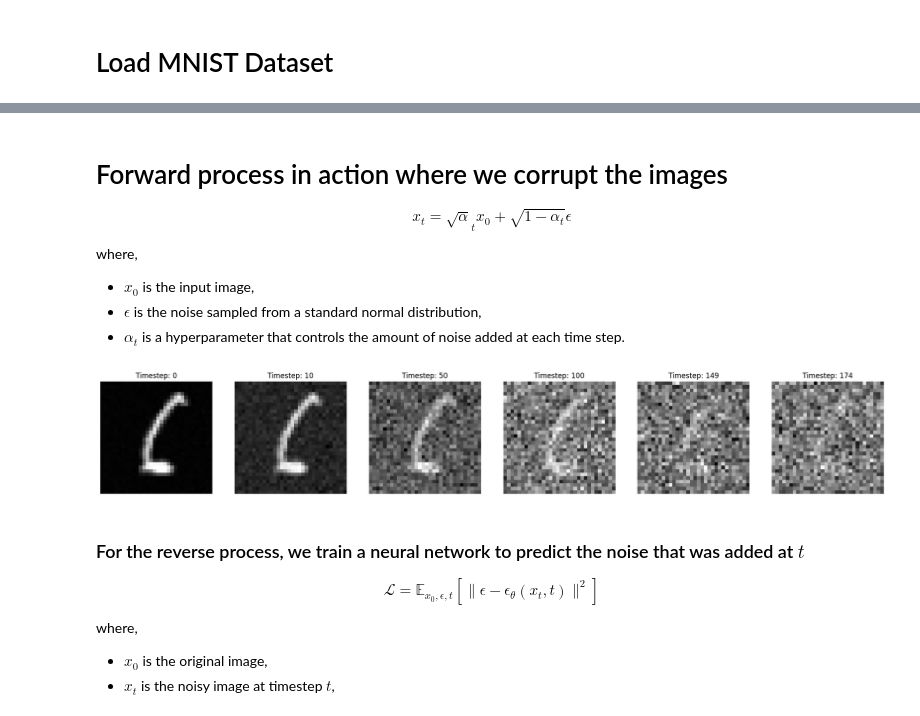
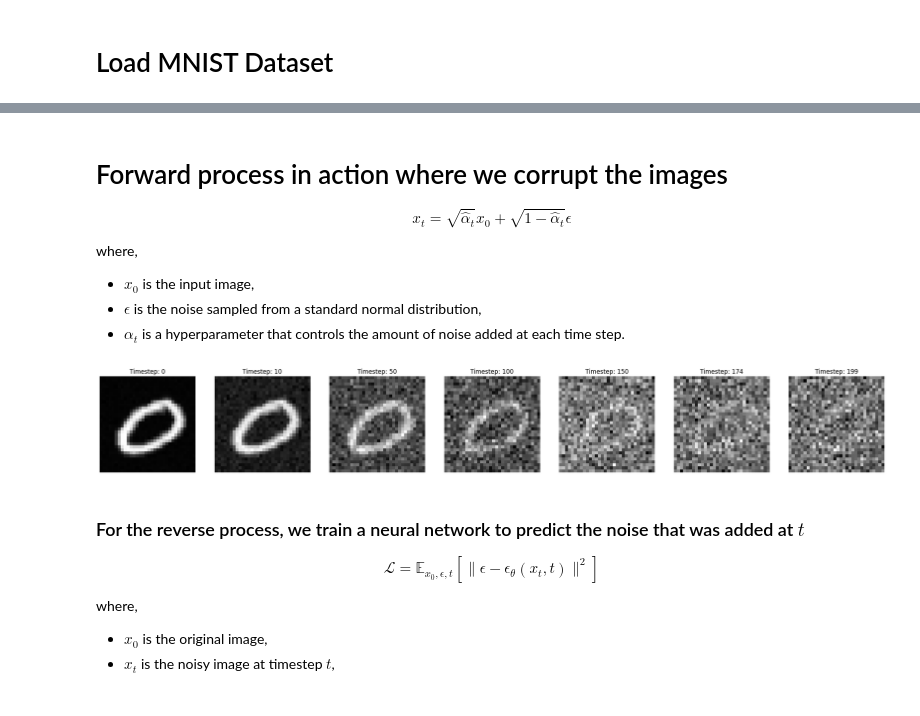
Before and after one commit to aabs7/Robot-Learning, a Jupyter notebook: Deep Learning/diffusion.ipynb, the cells around one changed output, grey strips where cells are left out. Cells and saved outputs as stored; diff of their text form; code cells hidden in the pictures.

```diff
--- a/Deep Learning/diffusion.ipynb
+++ b/Deep Learning/diffusion.ipynb
@@ -62,8 +62,8 @@ test_dataloader = DataLoader(test_data,
                              shuffle=False,
                              drop_last=True)
 # %%
-# Say we want 100 diffusion steps
-T = 175
+# Say we want 200 diffusion steps
+T = 200
 # Create a beta schedule that goes from 1e-4 to 0.02
 betas = torch.linspace(1e-4, 0.02, T).to(device)
 alphas = 1. - betas
@@ -86,7 +86,7 @@ def q_sample(x_0, t, noise=None):
 # Forward process in action where we corrupt the images
 
 $$
-x_t = \sqrt \alpha_t x_0 + \sqrt{1 - \alpha_t} \epsilon
+x_t = \sqrt{\hat\alpha_t}  x_0 + \sqrt{1 - \hat\alpha_t} \epsilon
 $$
 
 where,
@@ -96,21 +96,21 @@ where,
 # %%
 # when t is small, x_t is similar to x_0
 # when t is large, x_t is similar to random noise
 images = next(iter(training_dataloader))[0] # get images
-timesteps = [0, 10, 50, 100, 149, 174]
+timesteps = [0, 10, 50, 100, 150, 174, 199]
 noisy_images = []
 for timestep in timesteps:
     t = torch.full((images.shape[0], ), timestep, dtype=torch.long)
     noisy_images.append(q_sample(images, t)) # get noisy images at timestep
 
 # plot noisy images
 fig, axes = plt.subplots(1, len(timesteps), figsize=(4 * len(timesteps), 4))
 for t, ax, noisy_images in zip(timesteps, axes.ravel(), noisy_images):
     ax.imshow(noisy_images[63].squeeze(), cmap='gray') # plot last (63) image of the batch
     ax.axis('off')
     ax.set_title(f'Timestep: {t}')
 # %% [output]
-[figure, old version]
+[figure, new version]
 # %% [markdown]
 ### For the reverse process, we train a neural network to predict the noise that was added at $t$
 
```
Also changed, not shown: parts of 9 cells of this notebook, 1 other file.
